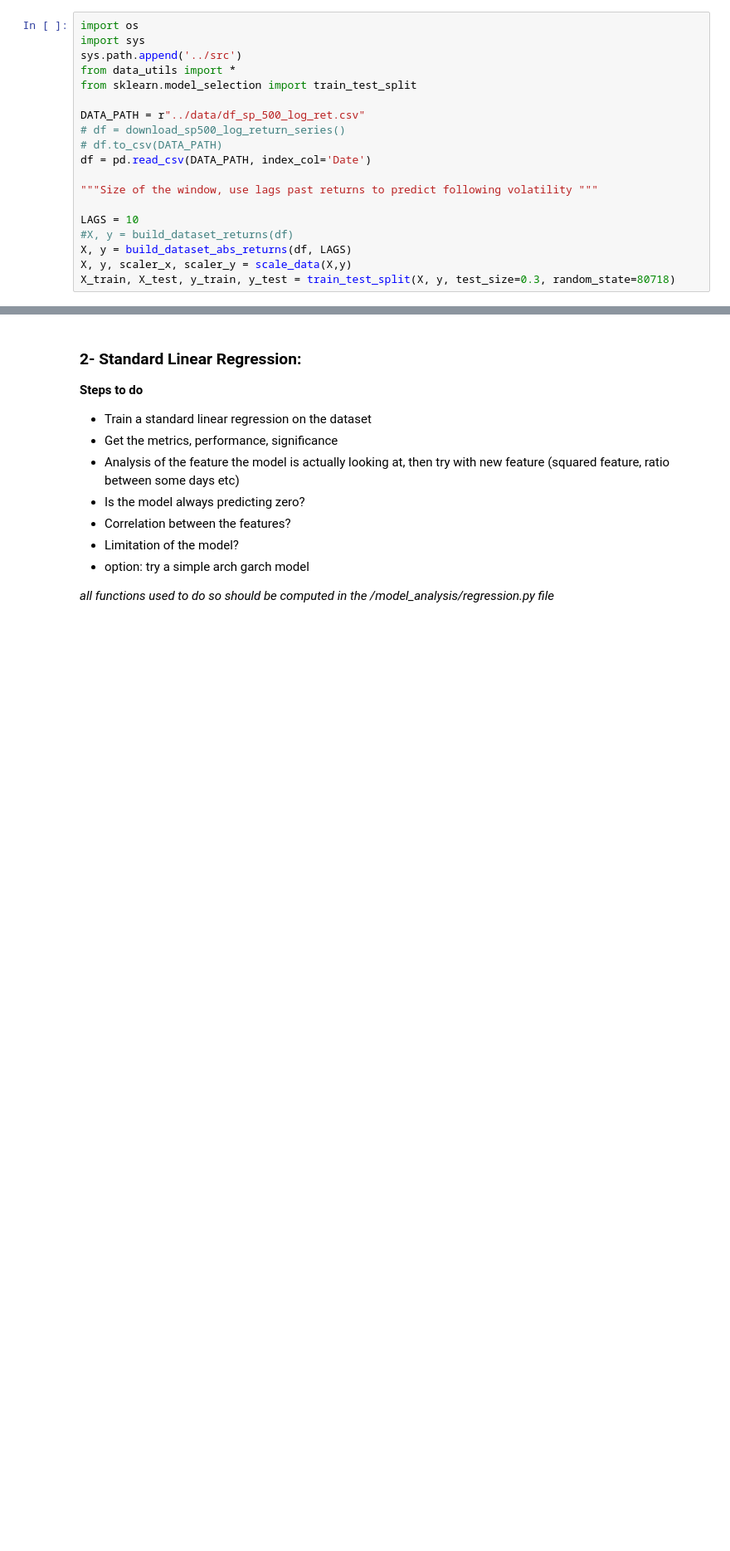
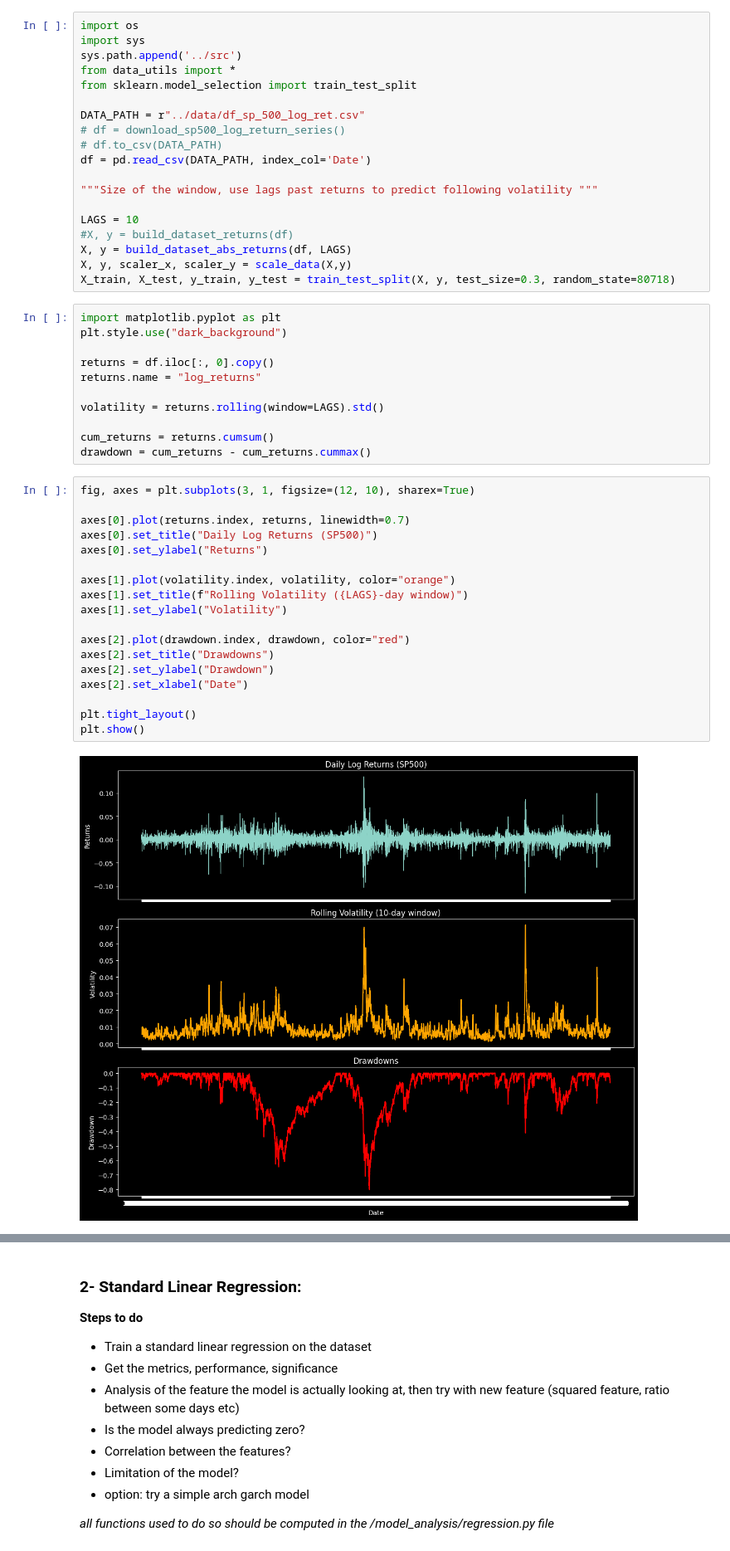
Before and after one commit to edouardblnc87/deep_learning_implementation, a Jupyter notebook: devoir_des_loulous/julien.ipynb, the cells around one changed output, grey strips where cells are left out. Shown at 83% size. Cells and saved outputs as stored; diff of their text form; blank space fills up the shorter version.

Commit message:
feat: section 1 - Data Analysis with graphs and interpretation markdowns

```diff
--- a/devoir_des_loulous/julien.ipynb
+++ b/devoir_des_loulous/julien.ipynb
@@ -92,3 +92,34 @@ LAGS = 10
 X, y = build_dataset_abs_returns(df, LAGS)
 X, y, scaler_x, scaler_y = scale_data(X,y)
 X_train, X_test, y_train, y_test = train_test_split(X, y, test_size=0.3, random_state=80718)
+# %%
+import matplotlib.pyplot as plt
+plt.style.use("dark_background")
+
+returns = df.iloc[:, 0].copy()
+returns.name = "log_returns"
+
+volatility = returns.rolling(window=LAGS).std()
+
+cum_returns = returns.cumsum()
+drawdown = cum_returns - cum_returns.cummax()
+# %%
+fig, axes = plt.subplots(3, 1, figsize=(12, 10), sharex=True)
+
+axes[0].plot(returns.index, returns, linewidth=0.7)
+axes[0].set_title("Daily Log Returns (SP500)")
+axes[0].set_ylabel("Returns")
+
+axes[1].plot(volatility.index, volatility, color="orange")
+axes[1].set_title(f"Rolling Volatility ({LAGS}-day window)")
+axes[1].set_ylabel("Volatility")
+
+axes[2].plot(drawdown.index, drawdown, color="red")
+axes[2].set_title("Drawdowns")
+axes[2].set_ylabel("Drawdown")
+axes[2].set_xlabel("Date")
+
+plt.tight_layout()
+plt.show()
+# %% [output]
+[figure, added]
```
Also changed, not shown: parts of 2 cells of this notebook.
